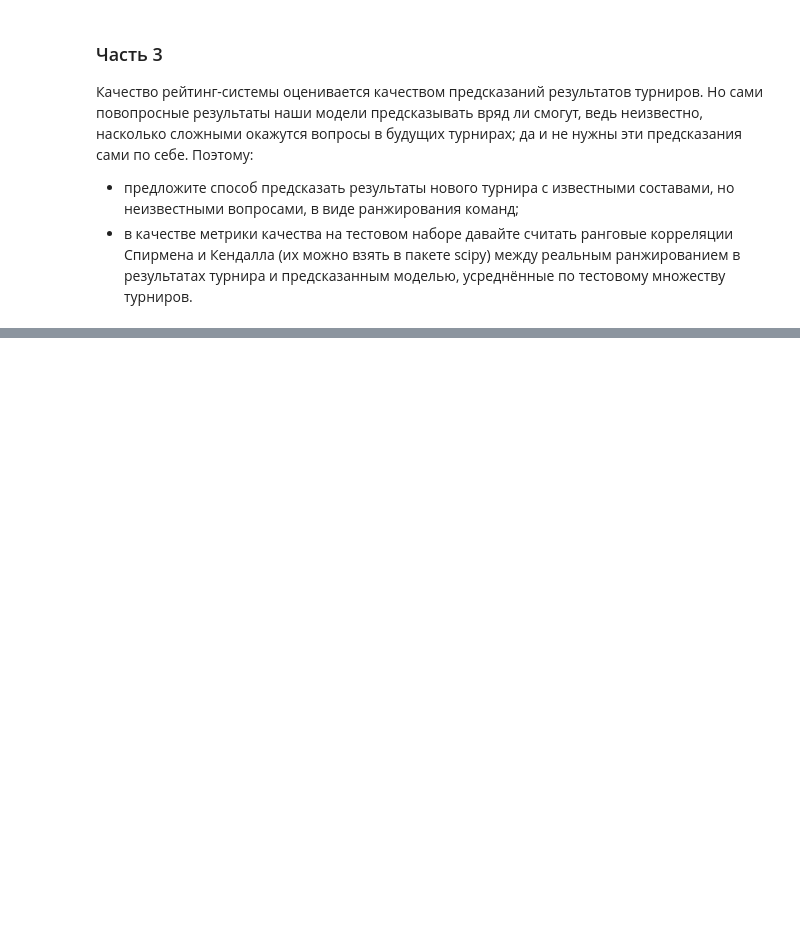
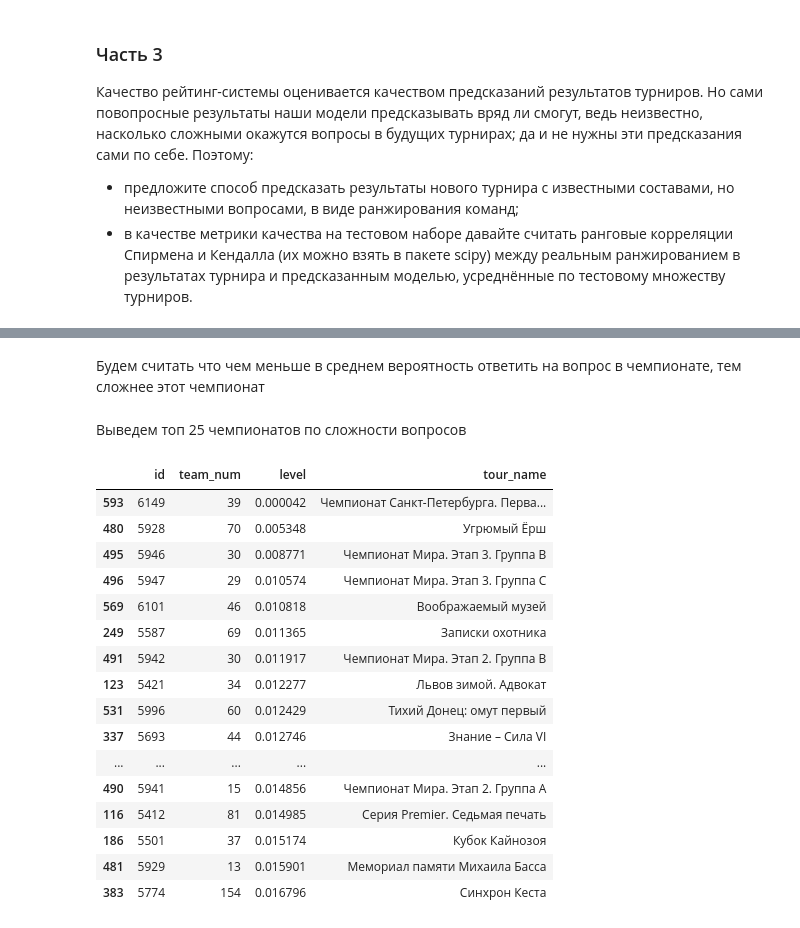
Before and after one commit to MaximSinyaev/made_ml_2, a Jupyter notebook: hw2/hw2.ipynb, the cells around one changed output, grey strips where cells are left out. Drawn from its saved outputs; the diff is of its cells as text; code cells hidden in the pictures; blank space fills up the shorter version.

```diff
--- a/hw2/hw2.ipynb
+++ b/hw2/hw2.ipynb
@@ -360,0 +601,51 @@ test_tours[0]
+# %%
+question_rating = em_model.w[len(members_set):]
+# %% [markdown]
+Будем считать что чем меньше в среднем вероятность ответить на вопрос в чемпионате, тем сложнее этот чемпионат
+# %%
+train_tours_level = list()
+
+quest_idx = 0
+
+for tour in train_tours:
+    tour_dict = dict()
+
+    tour_dict['id'] = tour['id']
+    tour_dict['team_num'] = len(tour['teams'])
+
+    tour_quest_num = len(tour['teams'][0]['mask'])
+    tour_ques_ids = list(range(quest_idx, quest_idx + tour_quest_num))
+
+    preds = sigmoid(question_rating[tour_ques_ids], em_model.b)
+    rating = np.mean(preds)
+
+    tour_dict['level'] = rating
+    train_tours_level.append(tour_dict)
+
+    quest_idx += tour_quest_num
+# %%
+tours_rating = pd.DataFrame(train_tours_level)
+# %%
+tours_rating['tour_name'] = tours_rating['id'].apply(lambda x: tournaments[x]['name'])
+# %% [markdown]
+Выведем топ 25 чемпионатов по сложности вопросов
+# %%
+tours_rating.sort_values('level').head(25)
+# %% [output]
+|  | id | team_num | level | tour_name |
+| 593 | 6149 | 39 | 0.000042 | Чемпионат Санкт-Петербурга. Перва... |
+| 480 | 5928 | 70 | 0.005348 | Угрюмый Ёрш |
+| 495 | 5946 | 30 | 0.008771 | Чемпионат Мира. Этап 3. Группа В |
+| 496 | 5947 | 29 | 0.010574 | Чемпионат Мира. Этап 3. Группа С |
+| 569 | 6101 | 46 | 0.010818 | Воображаемый музей |
+| 249 | 5587 | 69 | 0.011365 | Записки охотника |
+| 491 | 5942 | 30 | 0.011917 | Чемпионат Мира. Этап 2. Группа В |
+| 123 | 5421 | 34 | 0.012277 | Львов зимой. Адвокат |
+| 531 | 5996 | 60 | 0.012429 | Тихий Донец: омут первый |
+| 337 | 5693 | 44 | 0.012746 | Знание – Сила VI |
+| ... | ... | ... | ... | ... |
+| 490 | 5941 | 15 | 0.014856 | Чемпионат Мира. Этап 2. Группа А |
+| 116 | 5412 | 81 | 0.014985 | Серия Premier. Седьмая печать |
+| 186 | 5501 | 37 | 0.015174 | Кубок Кайнозоя |
+| 481 | 5929 | 13 | 0.015901 | Мемориал памяти Михаила Басса |
+| 383 | 5774 | 154 | 0.016796 | Синхрон Кеста |
```
Also changed, not shown: parts of 45 cells of this notebook.
